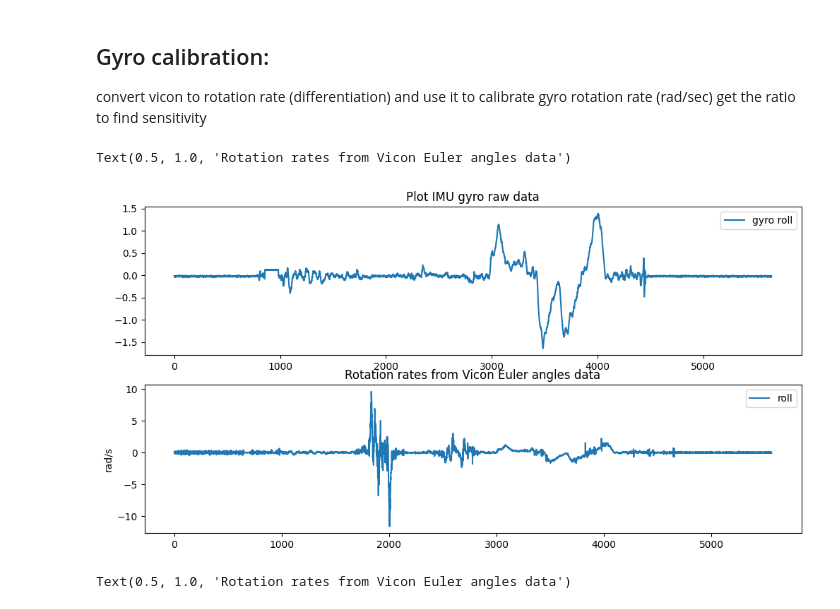
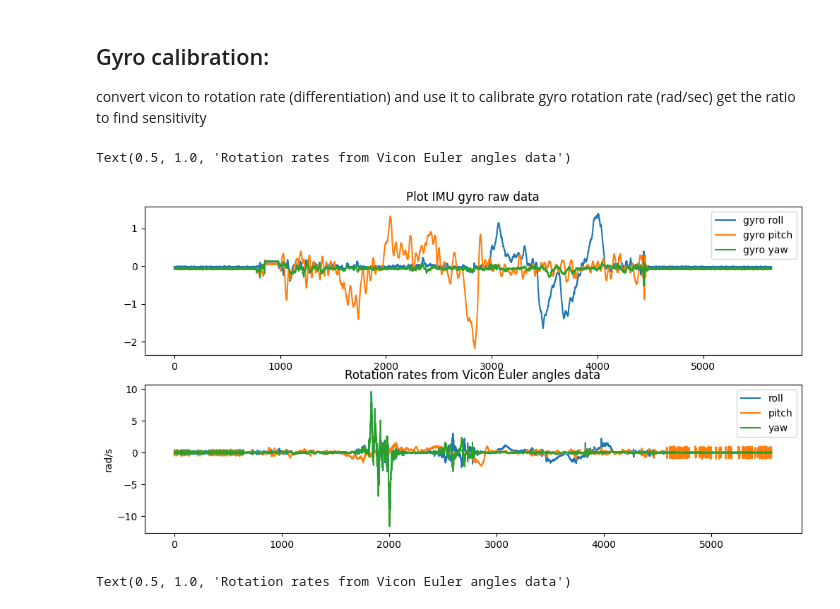
Before and after one commit to anht-nguyen/ESE650, a Jupyter notebook: hw2/p2/test_p2_Calibration.ipynb, the cells around one changed output. Saved outputs shown, nothing was run; the diff lists cells and outputs as text; code cells hidden in the pictures.

```diff
--- a/hw2/p2/test_p2_Calibration.ipynb
+++ b/hw2/p2/test_p2_Calibration.ipynb
@@ -15,7 +15,9 @@ ts_imu = imu['ts'].reshape(-1,)
 angle_names = ['roll', 'pitch', 'yaw']
 
 
-accel_alpha = 34.75
-accel_beta = 500
-accel_imu = (accel - np.ones(accel.shape) * accel_beta) * 3300 / (1023* accel_alpha)
+accel_alpha = np.array([33.6, 33.6, 33.6])
+accel_beta = np.array([511, 501, 500])
+accel_imu = (accel - np.expand_dims(accel_beta, axis=1)) * 3300 / (1023* np.expand_dims(accel_alpha, axis=1))
 accel_adjusted = np.vstack([accel_imu[0,:]*(-1), accel_imu[1,:]*(-1), accel_imu[2,:]])
+
+accel_imu[:, :10]
@@ -22,7 +31,7 @@ accel_adjusted = np.vstack([accel_imu[0,:]*(-1), accel_imu[1,:]*(-1), accel_imu[
 # %%
 plt.figure(figsize = (10,3))
 for i in range(3):
-    plt.plot(ts_imu, accel[i,:], label = 'accel '+ angle_names[i])
+    plt.plot( accel[i,:], label = 'accel '+ angle_names[i])
 plt.title('Plot IMU accel raw data')
 plt.legend()
 # %% [output]
@@ -50,8 +59,8 @@ plt.title(' accel data adjusted')
 plt.legend()
 
 plt.subplot(2,1,2)
-# for i in range(2):
-#     plt.plot(euler_accel_adjusted[i,:], label = angle_names[i])
+for i in range(2):
+    plt.plot(euler_accel_adjusted[i,:], label = angle_names[i])
 plt.title('Plot roll, pitch from accel adjusted')
 plt.legend()
 # %% [output]
@@ -215,26 +235,26 @@ get the ratio to find sensitivity
 # %%
 w_vicon = []
 for i in range(3):
     for t in range(T_vicon-1):
         w_vicon.append((euler_vicon[i, t+1] - euler_vicon[i, t]) / dt)
 w_vicon = np.array(w_vicon).reshape(3, T_vicon-1)
 
 plt.figure(figsize = (12,6))
 plt.subplot(2,1,1)
-for i in range(1):
+for i in range(3):
     plt.plot(gyro_imu[i,:], label = 'gyro '+ angle_names[i])
 plt.title('Plot IMU gyro raw data')
 plt.legend()
 
 plt.subplot(2,1,2)
-for i in range(1):
+for i in range(3):
     plt.plot( w_vicon[i,:], label = angle_names[i])
 plt.legend()
 plt.ylabel('rad/s')
 plt.title('Rotation rates from Vicon Euler angles data')
 # %% [output]
 Text(0.5, 1.0, 'Rotation rates from Vicon Euler angles data')
-[figure, old version]
+[figure, new version]
 # %%
 w_vicon = []
 for t in range(T_vicon-1):
```
Also changed, not shown: parts of 8 cells of this notebook, 11 other files.
